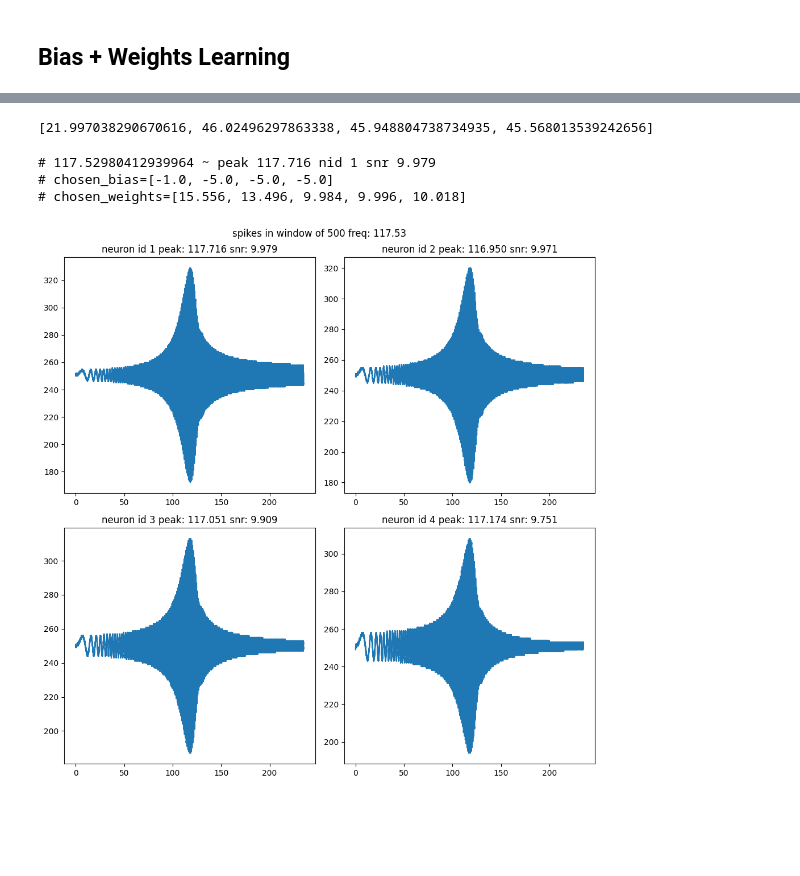
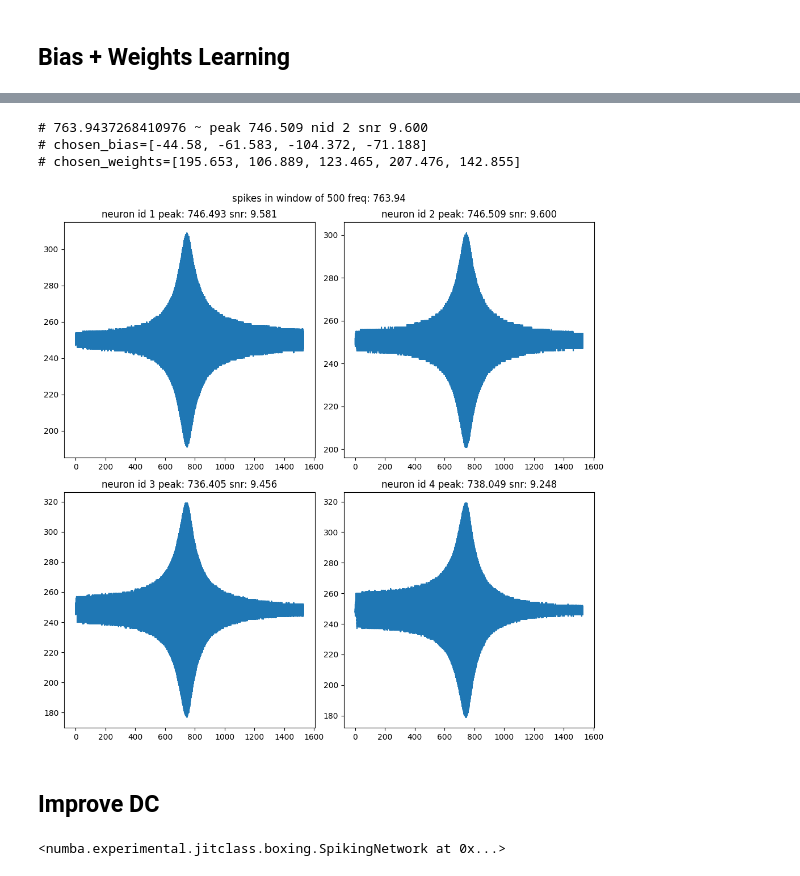
Before and after one commit to yakir4123/SNN-SCTN, a Jupyter notebook: notebooks/supervised_stdp_resonator.ipynb, the cells around one changed output, grey strips where cells are left out. Saved outputs shown, nothing was run; the diff lists cells and outputs as text; code cells hidden in the pictures; blank space fills up the shorter version.

Commit message:
New hyper parameters for resonators 100 - 1000!

```diff
--- a/notebooks/supervised_stdp_resonator.ipynb
+++ b/notebooks/supervised_stdp_resonator.ipynb
@@ -1,4 +1,7 @@
 # %%
+import json
+import os
+
 import numpy as np
 from matplotlib import pyplot as plt
 
@@ -66,7 +69,7 @@ def smooth(arr, size):
     return res
 
 clk_freq = 1536000
-freq0 = 116
+freq0 = 1018
 lf = 4
 best_lp = lp_by_lf(lf, freq0, clk_freq)
 freq0 = freq_of_resonator(clk_freq, lf, best_lp)
@@ -470,8 +461,8 @@ chosen_weights=[15.556, 13.496, 9.984, 9.996, 10.018]
 chosen_bias=[-2.0, -10.0, -10.0, -10.0]
 chosen_weights=[27.875, 24.243, 20.422, 20.055, 20.125]
 
-chosen_bias=[-1.0, -5.0, -5.0, -5.0]
-chosen_weights=[11, 9, 10, 10, 10]
+chosen_bias=[-34.575, -33.516, -44.658, -40.617]
+chosen_weights=[151.833, 82.291, 67.189, 88.949, 81.25]
 # %%
 %matplotlib inline
 res_resonator = simple_resonator(
@@ -504,15 +495,6 @@ axs[1].legend()
-# %%
-phases = [argmax(o)/len(o) * 360 for o in output]
-phases_diffs = [b - a for a, b in zip(phases[:-1], phases[1:])]
-phases_diffs
-# %% [output]
-[21.997038290670616, 46.02496297863338, 45.948804738734935, 45.568013539242656]
-# %%
-chosen_bias = [2.5225363755960504*-1, 3.810512069027977*-5, 2.047300870007141*-5, 3.5111111681544327*-5]
-chosen_weights = [1.6258641219755*11*1.434, 0.9120013496191507*9, 3.2228003561928453*10, 2.2870158079306058*10, 3.6508438077335685*10]
-# chosen_weights = [1.6258641219755*11, 0.9120013496191507*9, 3.2228003561928453*10, 2.2870158079306058*10, 3.6508438077335685*10]
 # %%
 from snn.resonator import test_resonator_on_chirp, freq_of_resonator
+clk_freq = 1_536_000
 res_resonator = simple_resonator(
     clk_freq=clk_freq,
     freq0=freq0,
@@ -528,7 +510,7 @@ start_freq = 0
 spectrum = 2 * freq0
 res_resonator.forget_logs()
 
-step = 100 / clk_freq
+step = 100/(clk_freq)
 test_size = int(spectrum / step)
 test_resonator_on_chirp(
     res_resonator,
@@ -539,34 +521,34 @@ test_resonator_on_chirp(
 )
 
 snr = [0] * 4
 peak = [0] * 4
 best_lp = lp_by_lf(lf, freq0, clk_freq)
 f_resonator = freq_of_resonator(clk_freq, lf, best_lp)
 fig, axs = plt.subplots(2, 2, figsize=(10, 10))
 fig.suptitle(f'spikes in window of {spikes_window} freq: {f_resonator:.2f}')
 for nid in range(4):
     spikes_neuron = res_resonator.neurons[nid + 1]
     y_events = spikes_neuron.out_spikes()
     y_spikes = np.zeros(test_size)
     y_spikes[y_events] = 1
     y_spikes = np.convolve(y_spikes, np.ones(spikes_window, dtype=int), 'valid')
     x = np.linspace(start_freq, start_freq+spectrum, len(y_spikes))
 
     ax = axs[nid//2, nid%2]
     # ax.set_ylim(spikes_window/4, 3*spikes_window/4)
     ax.plot(x, y_spikes)
     snr_spikes = y_spikes[3000:]
     snr[nid] = (snr_spikes.max() - snr_spikes.min())/snr_spikes.std()
     peak[nid] = x[3000+np.argmax(snr_spikes)]
     ax.set_title(f'neuron id {nid + 1} peak: {peak[nid]:.3f} snr: {snr[nid]:.3f}')
 fig.tight_layout()
 
 nid = np.argmax(np.array(snr) / np.abs(np.array(peak) - freq0))
 print(f'# {freq0} ~ peak {peak[nid]:.3f} nid {nid+1} snr {snr[nid]:.3f}')
 print(f'# chosen_bias={list(chosen_bias)}')
 print(f'# chosen_weights={list(chosen_weights)}')
 # %% [output]
-# 117.52980412939964 ~ peak 117.716 nid 1 snr 9.979
-# chosen_bias=[-1.0, -5.0, -5.0, -5.0]
-# chosen_weights=[15.556, 13.496, 9.984, 9.996, 10.018]
+# 763.9437268410976 ~ peak 746.509 nid 2 snr 9.600
+# chosen_bias=[-44.58, -61.583, -104.372, -71.188]
+# chosen_weights=[195.653, 106.889, 123.465, 207.476, 142.855]
-[figure, old version]
+[figure, new version]
@@ -610,0 +555,35 @@ freq0 = 136
+# %% [markdown]
+## Improve DC
+# %%
+from snn.spiking_neuron import BINARY
+import os
+import json
+from snn.resonator import test_resonator_on_chirp, freq_of_resonator
+
+def trained_resonator(freq0, clk_freq, lf=4):
+    configured_freq = freq0 * 1_536_000 / clk_freq
+    root_folder = f'../filters{lf}/clk_1536000/parameters/'
+    available_resonators = np.array([int(f[2:-5]) for f in os.listdir(root_folder)])
+    arg_chosen_resonator = np.argmin(np.abs(available_resonators - configured_freq))
+    chosen_resonator = available_resonators[arg_chosen_resonator]
+    with open(f'{root_folder}/f_{chosen_resonator}.json') as f:
+        parameters = json.load(f)
+        thetas = parameters['thetas']
+        weights = parameters['weights']
+    return simple_resonator(freq0, clk_freq, 4, thetas, weights)
+
+clk_freq = 1_536_00
+freq0 = 13.5
+resonator = trained_resonator(freq0, clk_freq)
+
+neuron = create_SCTN()
+neuron.synapses_weights = np.array([3.0])
+neuron.leakage_period = np.inf
+neuron.theta = -1
+neuron.threshold_pulse = 3
+neuron.reset_to = 1.5
+neuron.activation_function = BINARY
+
+resonator.add_layer(SCTNLayer([neuron]))
+# %% [output]
+<numba.experimental.jitclass.boxing.SpikingNetwork at 0x...>
```
Also changed, not shown: parts of 13 cells of this notebook, 3 other files.
